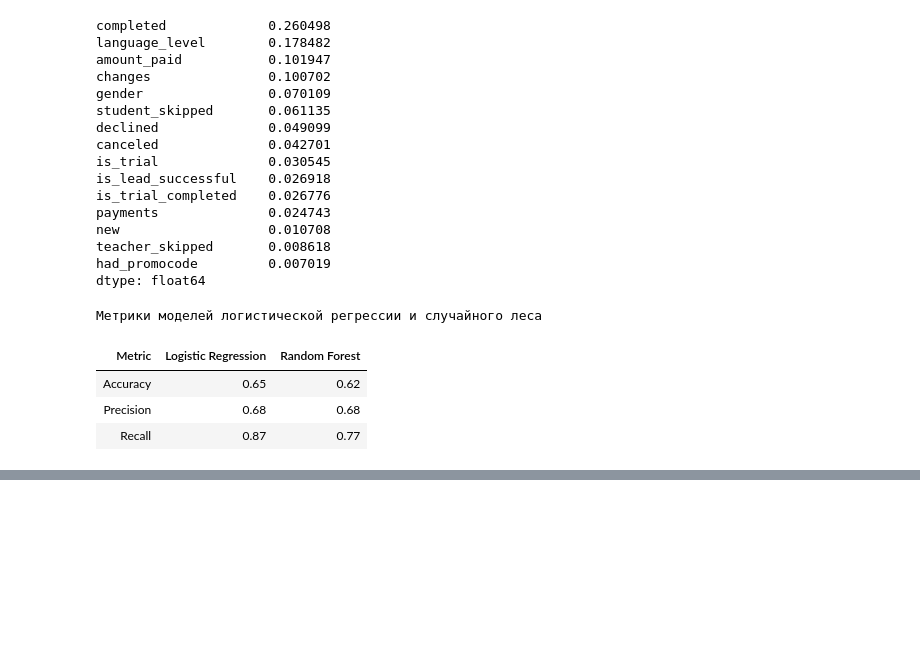
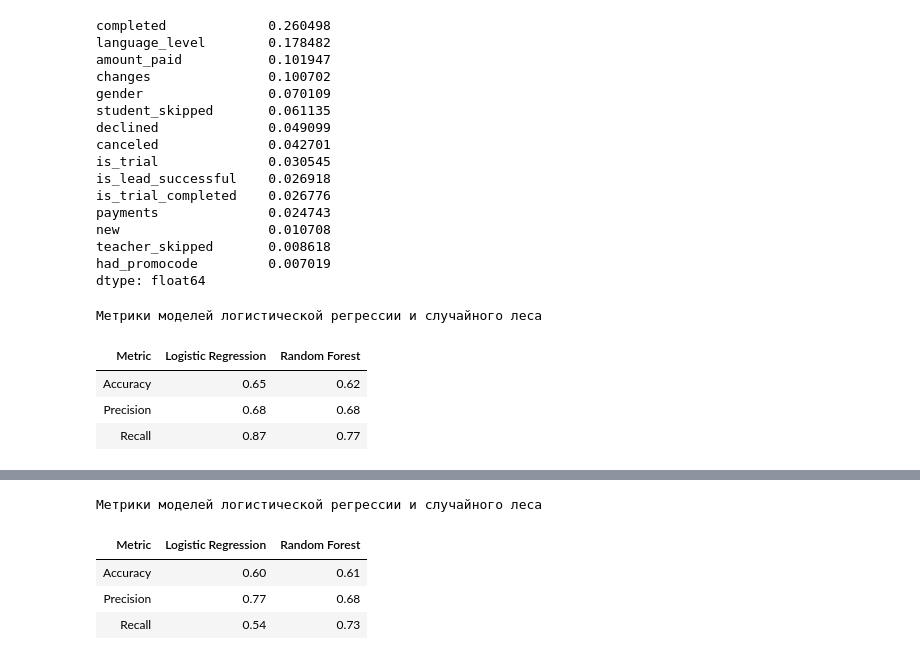
Before and after one commit to pine-n-apple/justkids, a Jupyter notebook: JustKids model.ipynb, the cells around one changed output, grey strips where cells are left out. Drawn from its saved outputs; the diff is of its cells as text; code cells hidden in the pictures; blank space fills up the shorter version.

```diff
--- a/JustKids model.ipynb
+++ b/JustKids model.ipynb
@@ -525,0 +702,8 @@ metrics = pd.DataFrame(data = data, columns = columns)
+# %%
+#воспользуемся обученной моделью на валидационной выборке
+predictions = model.predict(X_test)
+probabilities = model.predict_proba(X_test)[:,1]
+# %%
+#обучаем модель случайного леса
+rf_model = RandomForestClassifier(random_state = 0)
+rf_model.fit(oversample_X_train, oversample_y_train)
@@ -525,0 +719,3 @@ metrics = pd.DataFrame(data = data, columns = columns)
+# %%
+rf_predictions = rf_model.predict(X_test)
+rf_probabilities = rf_model.predict_proba(X_test)[:,1]
@@ -525,0 +743,19 @@ metrics = pd.DataFrame(data = data, columns = columns)
+# %%
+data = [['Accuracy',accuracy_score(y_test,predictions),accuracy_score(y_test,rf_predictions)],
+        ['Precision',precision_score(y_test,predictions),precision_score(y_test,rf_predictions)],
+        ['Recall',recall_score(y_test,predictions),recall_score(y_test,rf_predictions)]]
+columns=['Metric','Logistic Regression','Random Forest']
+
+metrics = pd.DataFrame(data = data, columns = columns)
+
+(metrics.style
+        .format('{:.2f}', subset=['Logistic Regression','Random Forest'])
+        .hide_index()
+        .set_caption('Метрики моделей логистической регрессии и случайного леса')
+)
+# %% [output]
+Метрики моделей логистической регрессии и случайного леса
+| Metric | Logistic Regression | Random Forest |
+| Accuracy | 0.60 | 0.61 |
+| Precision | 0.77 | 0.68 |
+| Recall | 0.54 | 0.73 |
```
Also changed, not shown: parts of 26 cells of this notebook.
